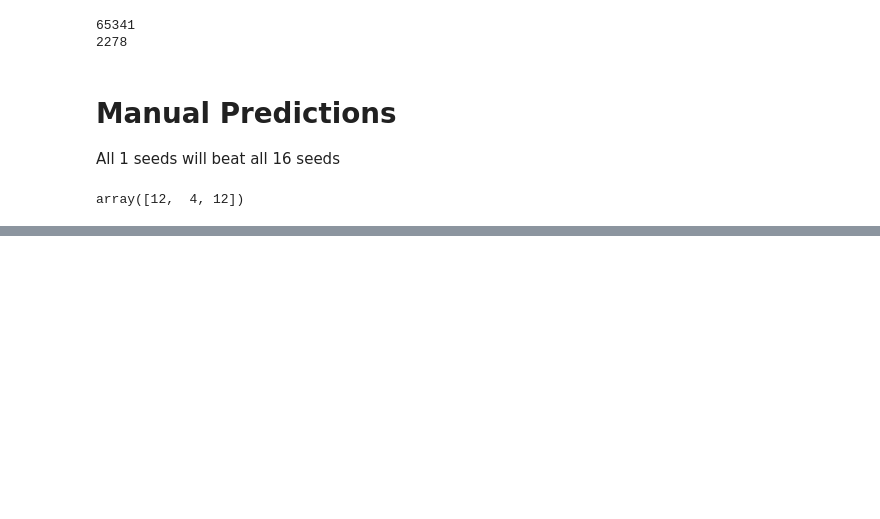
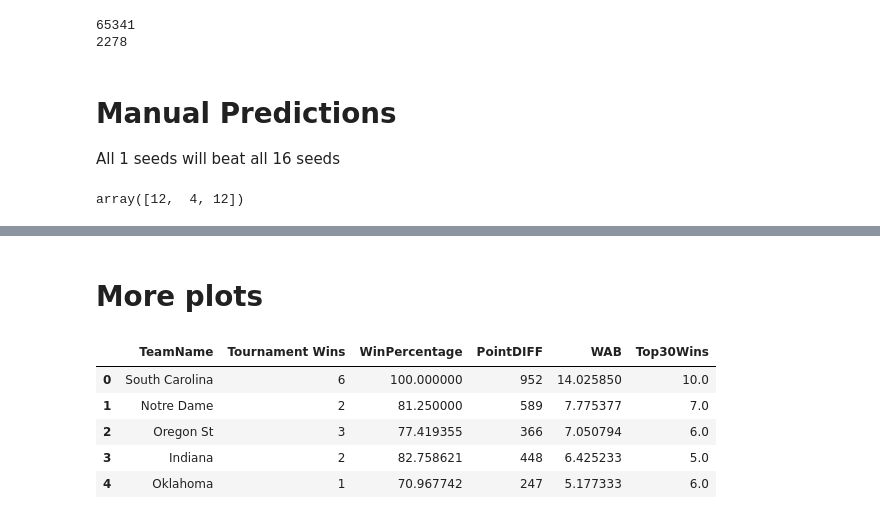
Before and after one commit to joshuaxiao13/kaggle-march-madness-2025, a Jupyter notebook: notebook.ipynb, the cells around one changed output, grey strips where cells are left out. Cells and saved outputs as stored; diff of their text form; code cells hidden in the pictures; blank space fills up the shorter version.

```diff
--- a/notebook.ipynb
+++ b/notebook.ipynb
@@ -972,0 +974,2 @@ Overwriting (UNC Greensboro, USC) xgboost 0.1710149645805359 with 0
+# %% [markdown]
+# More plots
@@ -972,0 +979,9 @@ Overwriting (UNC Greensboro, USC) xgboost 0.1710149645805359 with 0
+# %%
+Xy_OLRE_W_2024.head()
+# %% [output]
+|  | TeamName | Tournament Wins | WinPercentage | PointDIFF | WAB | Top30Wins |
+| 0 | South Carolina | 6 | 100.000000 | 952 | 14.025850 | 10.0 |
+| 1 | Notre Dame | 2 | 81.250000 | 589 | 7.775377 | 7.0 |
+| 2 | Oregon St | 3 | 77.419355 | 366 | 7.050794 | 6.0 |
+| 3 | Indiana | 2 | 82.758621 | 448 | 6.425233 | 5.0 |
+| 4 | Oklahoma | 1 | 70.967742 | 247 | 5.177333 | 6.0 |
```
Also changed, not shown: parts of 16 cells of this notebook.
